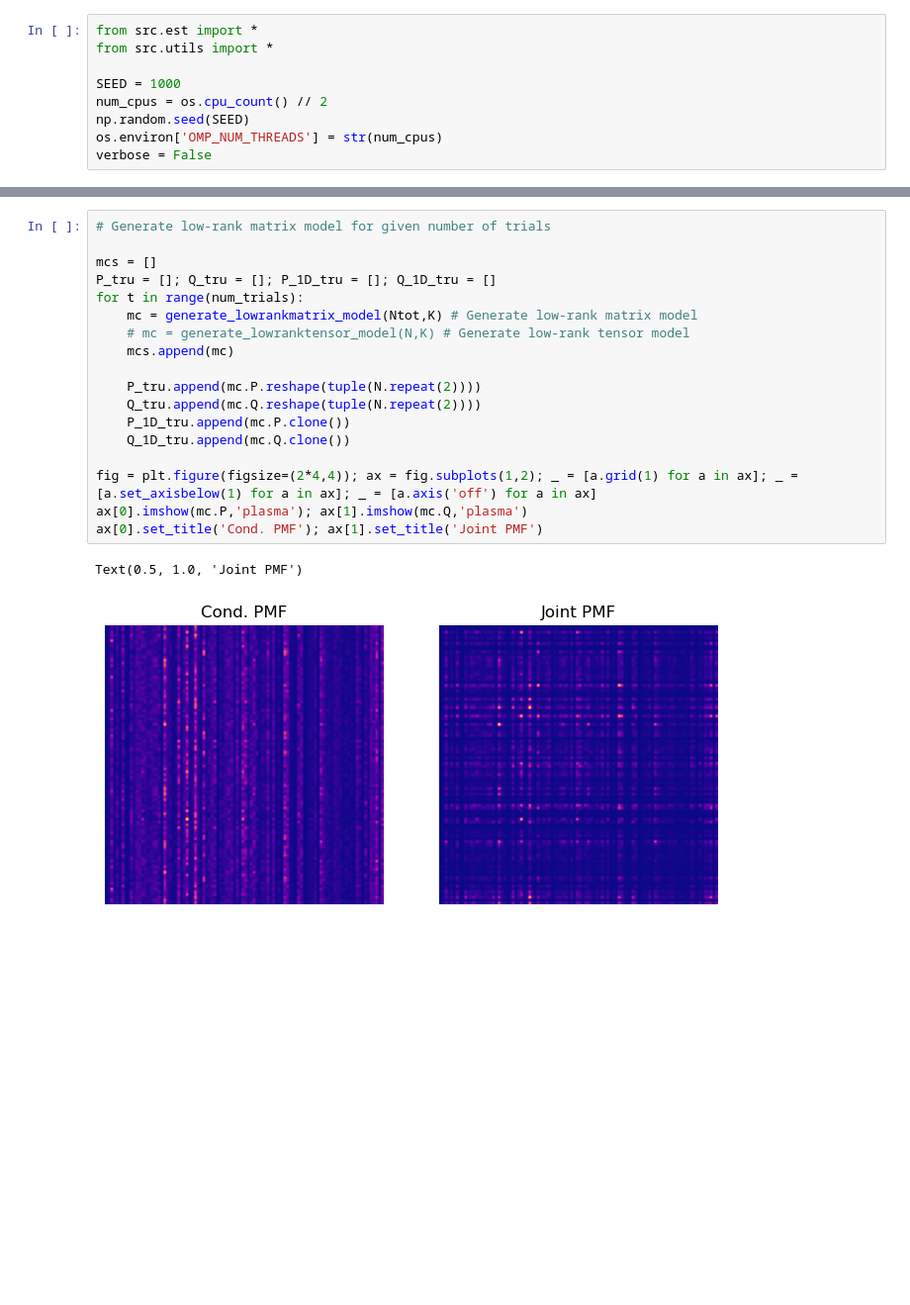
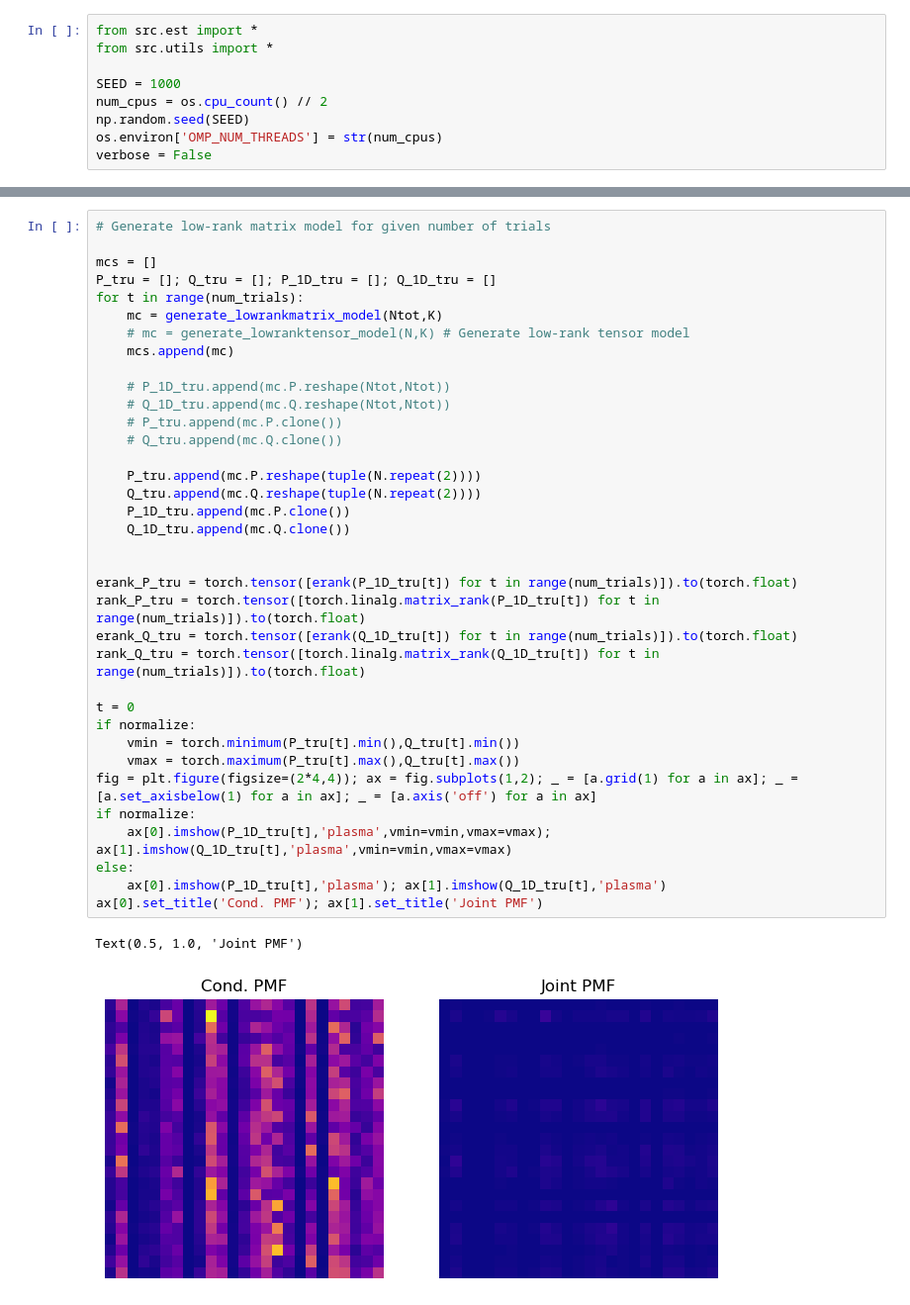
Before and after one commit to sergiorozada12/tensor-mc, a Jupyter notebook: synth_sim_examples.ipynb, the cells around one changed output, grey strips where cells are left out. Shown at 99% size. Saved outputs shown, nothing was run; the diff lists cells and outputs as text; blank space fills up the shorter version.

```diff
--- a/synth_sim_examples.ipynb
+++ b/synth_sim_examples.ipynb
@@ -21,24 +76,42 @@ eps_diff = 1e-6
 # %%
 # Generate low-rank matrix model for given number of trials
 
 mcs = []
 P_tru = []; Q_tru = []; P_1D_tru = []; Q_1D_tru = []
 for t in range(num_trials):
-    mc = generate_lowrankmatrix_model(Ntot,K) # Generate low-rank matrix model
+    mc = generate_lowrankmatrix_model(Ntot,K)
     # mc = generate_lowranktensor_model(N,K) # Generate low-rank tensor model
     mcs.append(mc)
+
+    # P_1D_tru.append(mc.P.reshape(Ntot,Ntot))
+    # Q_1D_tru.append(mc.Q.reshape(Ntot,Ntot))
+    # P_tru.append(mc.P.clone())
+    # Q_tru.append(mc.Q.clone())
 
     P_tru.append(mc.P.reshape(tuple(N.repeat(2))))
     Q_tru.append(mc.Q.reshape(tuple(N.repeat(2))))
     P_1D_tru.append(mc.P.clone())
     Q_1D_tru.append(mc.Q.clone())
 
+
+erank_P_tru = torch.tensor([erank(P_1D_tru[t]) for t in range(num_trials)]).to(torch.float)
+rank_P_tru = torch.tensor([torch.linalg.matrix_rank(P_1D_tru[t]) for t in range(num_trials)]).to(torch.float)
+erank_Q_tru = torch.tensor([erank(Q_1D_tru[t]) for t in range(num_trials)]).to(torch.float)
+rank_Q_tru = torch.tensor([torch.linalg.matrix_rank(Q_1D_tru[t]) for t in range(num_trials)]).to(torch.float)
+
+t = 0
+if normalize:
+    vmin = torch.minimum(P_tru[t].min(),Q_tru[t].min())
+    vmax = torch.maximum(P_tru[t].max(),Q_tru[t].max())
 fig = plt.figure(figsize=(2*4,4)); ax = fig.subplots(1,2); _ = [a.grid(1) for a in ax]; _ = [a.set_axisbelow(1) for a in ax]; _ = [a.axis('off') for a in ax]
-ax[0].imshow(mc.P,'plasma'); ax[1].imshow(mc.Q,'plasma')
+if normalize:
+    ax[0].imshow(P_1D_tru[t],'plasma',vmin=vmin,vmax=vmax); ax[1].imshow(Q_1D_tru[t],'plasma',vmin=vmin,vmax=vmax)
+else:
+    ax[0].imshow(P_1D_tru[t],'plasma'); ax[1].imshow(Q_1D_tru[t],'plasma')
 ax[0].set_title('Cond. PMF'); ax[1].set_title('Joint PMF')
 # %% [output]
 Text(0.5, 1.0, 'Joint PMF')
-[figure, old version]
+[figure, new version]
 # %%
 # Generate observed trajectories
 
```
Also changed, not shown: parts of 13 cells of this notebook, 5 other files.
